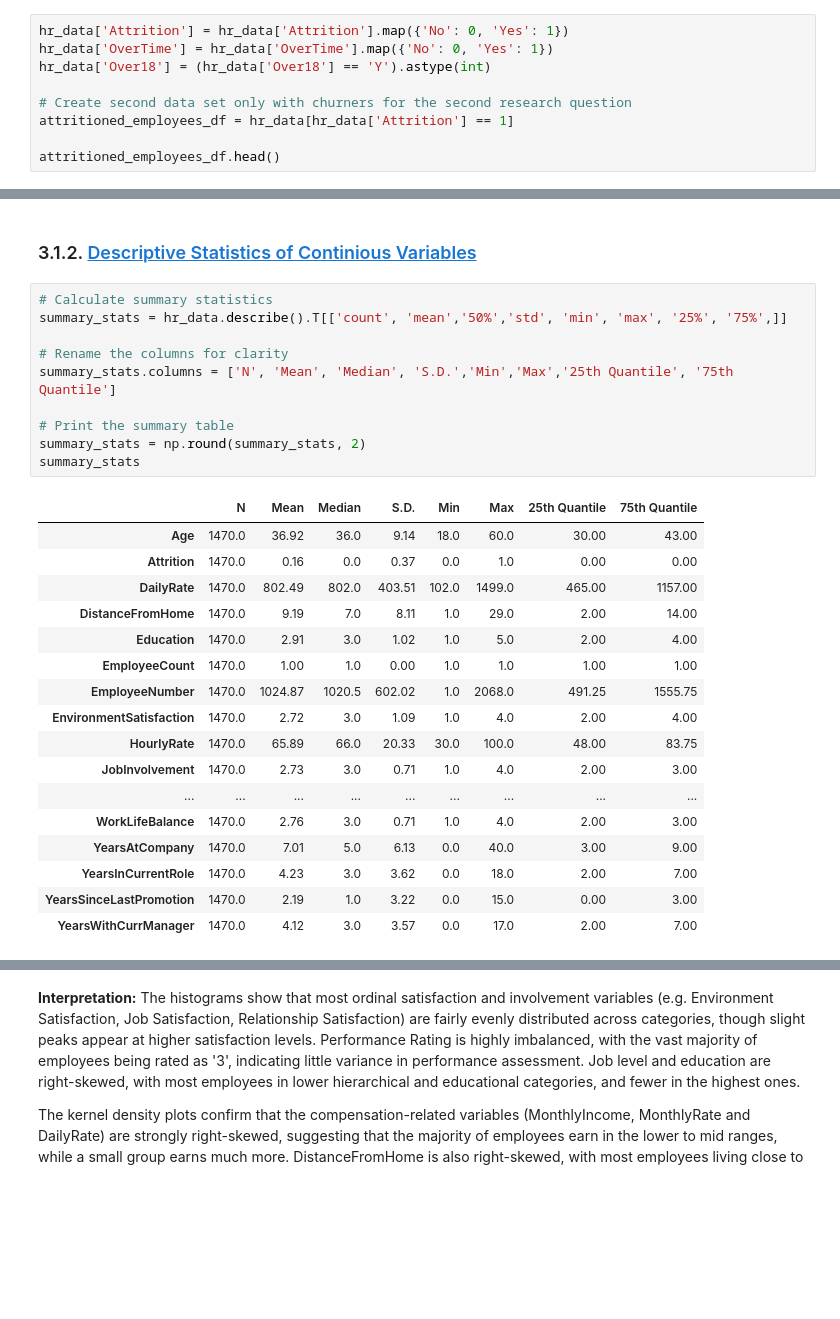
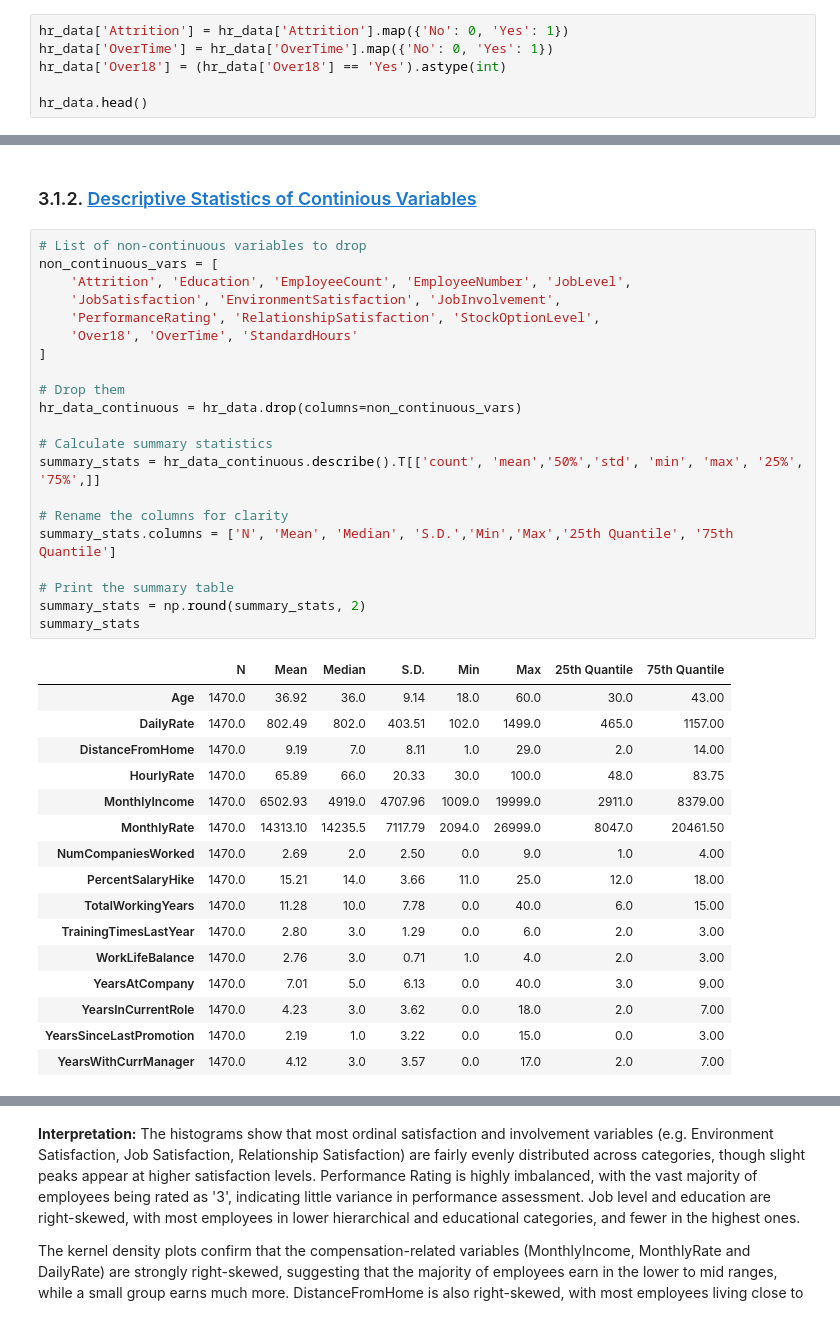
Before and after one commit to Niklasjkd/Assignment-B15, a Jupyter notebook: 2766_2526_assignment_1.ipynb, the cells around one changed output, grey strips where cells are left out. Drawn from its saved outputs; the diff is of its cells as text; blank space fills up the shorter version.

```diff
--- a/2766_2526_assignment_1.ipynb
+++ b/2766_2526_assignment_1.ipynb
@@ -193,12 +257,9 @@ Next we will convert the binominal values to `0` and `1`, to be coherent
 # %%
 hr_data['Attrition'] = hr_data['Attrition'].map({'No': 0, 'Yes': 1})
 hr_data['OverTime'] = hr_data['OverTime'].map({'No': 0, 'Yes': 1})
-hr_data['Over18'] = (hr_data['Over18'] == 'Y').astype(int)
+hr_data['Over18'] = (hr_data['Over18'] == 'Yes').astype(int)
 
-# Create second data set only with churners for the second research question
-attritioned_employees_df = hr_data[hr_data['Attrition'] == 1]
-
-attritioned_employees_df.head()
+hr_data.head()
 # %% [output]
 |  | Age | Attrition | BusinessTravel | DailyRate | Department | DistanceFromHome | Education | ... |
 | 0 | 41 | 1 | Travel_Rarely | 1102 | Sales | 1 | 2 | ... |
@@ -258,32 +337,42 @@ The strongest effect is observed with overtime: employees working overtime have
 # %% [markdown]
 ### 3.1.2. <a id='toc3_1_2_'></a>[Descriptive Statistics of Continious Variables](#toc0_)
 # %%
+# List of non-continuous variables to drop
+non_continuous_vars = [
+    'Attrition', 'Education', 'EmployeeCount', 'EmployeeNumber', 'JobLevel',
+    'JobSatisfaction', 'EnvironmentSatisfaction', 'JobInvolvement',
+    'PerformanceRating', 'RelationshipSatisfaction', 'StockOptionLevel',
+    'Over18', 'OverTime', 'StandardHours'
+]
+
+# Drop them
+hr_data_continuous = hr_data.drop(columns=non_continuous_vars)
+
 # Calculate summary statistics
-summary_stats = hr_data.describe().T[['count', 'mean','50%','std', 'min', 'max', '25%', '75%',]]
+summary_stats = hr_data_continuous.describe().T[['count', 'mean','50%','std', 'min', 'max', '25%', '75%',]]
 
 # Rename the columns for clarity
 summary_stats.columns = ['N', 'Mean', 'Median', 'S.D.','Min','Max','25th Quantile', '75th Quantile']
 
 # Print the summary table
 summary_stats = np.round(summary_stats, 2)
 summary_stats
 # %% [output]
 |  | N | Mean | Median | S.D. | Min | Max | 25th Quantile | 75th Quantile |
-| Age | 1470.0 | 36.92 | 36.0 | 9.14 | 18.0 | 60.0 | 30.00 | 43.00 |
-| Attrition | 1470.0 | 0.16 | 0.0 | 0.37 | 0.0 | 1.0 | 0.00 | 0.00 |
-| DailyRate | 1470.0 | 802.49 | 802.0 | 403.51 | 102.0 | 1499.0 | 465.00 | 1157.00 |
-| DistanceFromHome | 1470.0 | 9.19 | 7.0 | 8.11 | 1.0 | 29.0 | 2.00 | 14.00 |
-| Education | 1470.0 | 2.91 | 3.0 | 1.02 | 1.0 | 5.0 | 2.00 | 4.00 |
-| EmployeeCount | 1470.0 | 1.00 | 1.0 | 0.00 | 1.0 | 1.0 | 1.00 | 1.00 |
-| EmployeeNumber | 1470.0 | 1024.87 | 1020.5 | 602.02 | 1.0 | 2068.0 | 491.25 | 1555.75 |
-| EnvironmentSatisfaction | 1470.0 | 2.72 | 3.0 | 1.09 | 1.0 | 4.0 | 2.00 | 4.00 |
-| HourlyRate | 1470.0 | 65.89 | 66.0 | 20.33 | 30.0 | 100.0 | 48.00 | 83.75 |
-| JobInvolvement | 1470.0 | 2.73 | 3.0 | 0.71 | 1.0 | 4.0 | 2.00 | 3.00 |
-| ... | ... | ... | ... | ... | ... | ... | ... | ... |
-| WorkLifeBalance | 1470.0 | 2.76 | 3.0 | 0.71 | 1.0 | 4.0 | 2.00 | 3.00 |
-| YearsAtCompany | 1470.0 | 7.01 | 5.0 | 6.13 | 0.0 | 40.0 | 3.00 | 9.00 |
-| YearsInCurrentRole | 1470.0 | 4.23 | 3.0 | 3.62 | 0.0 | 18.0 | 2.00 | 7.00 |
-| YearsSinceLastPromotion | 1470.0 | 2.19 | 1.0 | 3.22 | 0.0 | 15.0 | 0.00 | 3.00 |
-| YearsWithCurrManager | 1470.0 | 4.12 | 3.0 | 3.57 | 0.0 | 17.0 | 2.00 | 7.00 |
+| Age | 1470.0 | 36.92 | 36.0 | 9.14 | 18.0 | 60.0 | 30.0 | 43.00 |
+| DailyRate | 1470.0 | 802.49 | 802.0 | 403.51 | 102.0 | 1499.0 | 465.0 | 1157.00 |
+| DistanceFromHome | 1470.0 | 9.19 | 7.0 | 8.11 | 1.0 | 29.0 | 2.0 | 14.00 |
+| HourlyRate | 1470.0 | 65.89 | 66.0 | 20.33 | 30.0 | 100.0 | 48.0 | 83.75 |
+| MonthlyIncome | 1470.0 | 6502.93 | 4919.0 | 4707.96 | 1009.0 | 19999.0 | 2911.0 | 8379.00 |
+| MonthlyRate | 1470.0 | 14313.10 | 14235.5 | 7117.79 | 2094.0 | 26999.0 | 8047.0 | 20461.50 |
+| NumCompaniesWorked | 1470.0 | 2.69 | 2.0 | 2.50 | 0.0 | 9.0 | 1.0 | 4.00 |
+| PercentSalaryHike | 1470.0 | 15.21 | 14.0 | 3.66 | 11.0 | 25.0 | 12.0 | 18.00 |
+| TotalWorkingYears | 1470.0 | 11.28 | 10.0 | 7.78 | 0.0 | 40.0 | 6.0 | 15.00 |
+| TrainingTimesLastYear | 1470.0 | 2.80 | 3.0 | 1.29 | 0.0 | 6.0 | 2.0 | 3.00 |
+| WorkLifeBalance | 1470.0 | 2.76 | 3.0 | 0.71 | 1.0 | 4.0 | 2.0 | 3.00 |
+| YearsAtCompany | 1470.0 | 7.01 | 5.0 | 6.13 | 0.0 | 40.0 | 3.0 | 9.00 |
+| YearsInCurrentRole | 1470.0 | 4.23 | 3.0 | 3.62 | 0.0 | 18.0 | 2.0 | 7.00 |
+| YearsSinceLastPromotion | 1470.0 | 2.19 | 1.0 | 3.22 | 0.0 | 15.0 | 0.0 | 3.00 |
+| YearsWithCurrManager | 1470.0 | 4.12 | 3.0 | 3.57 | 0.0 | 17.0 | 2.0 | 7.00 |
 # %% [markdown]
 **Interpretation:**
```
Also changed, not shown: parts of 46 cells of this notebook.
